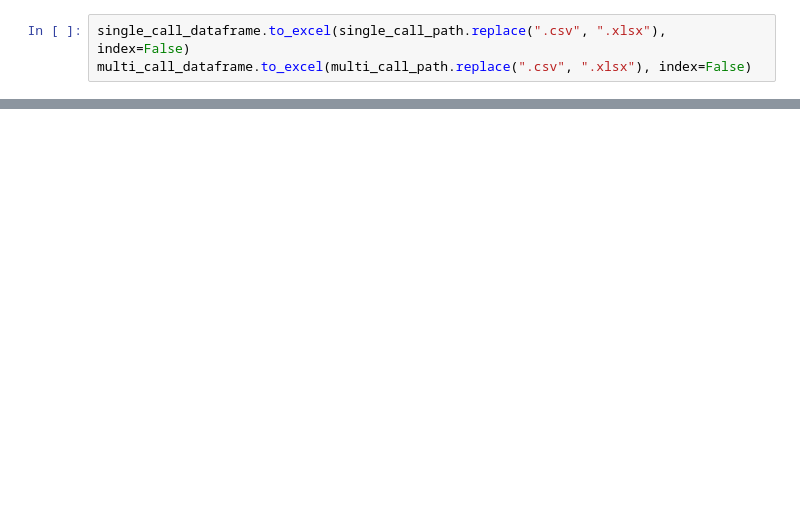
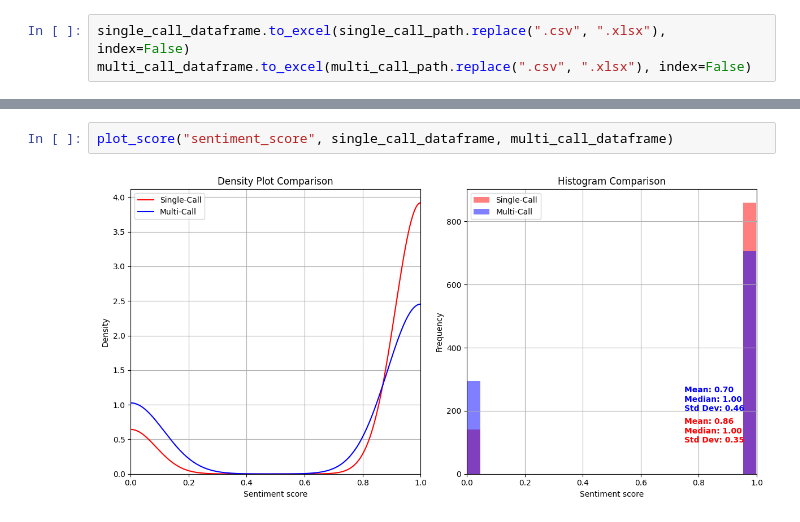
Before and after one commit to gozus19p/Comparative-Analysis-of-Prompt-Strategies-for-LLMs, a Jupyter notebook: notebooks/05. Evaluation.ipynb, the cells around one changed output, grey strips where cells are left out. Drawn from its saved outputs; the diff is of its cells as text; blank space fills up the shorter version.

```diff
--- a/notebooks/05. Evaluation.ipynb
+++ b/notebooks/05. Evaluation.ipynb
@@ -274,0 +299,4 @@ plt.show()
+# %%
+plot_score("sentiment_score", single_call_dataframe, multi_call_dataframe)
+# %% [output]
+[figure, added]
```
Also changed, not shown: parts of 14 cells of this notebook, 53 other files.
